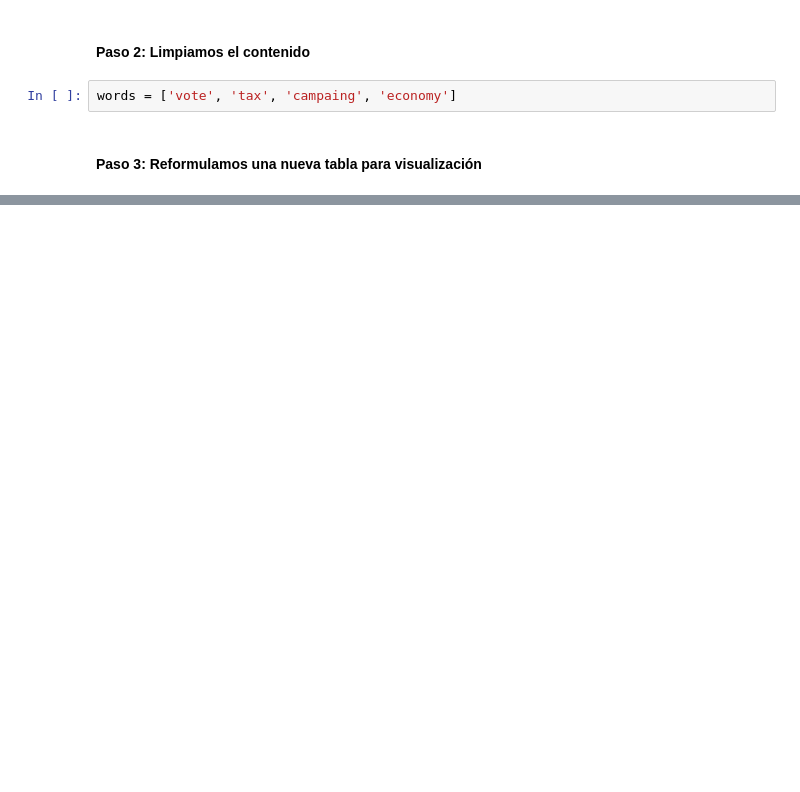
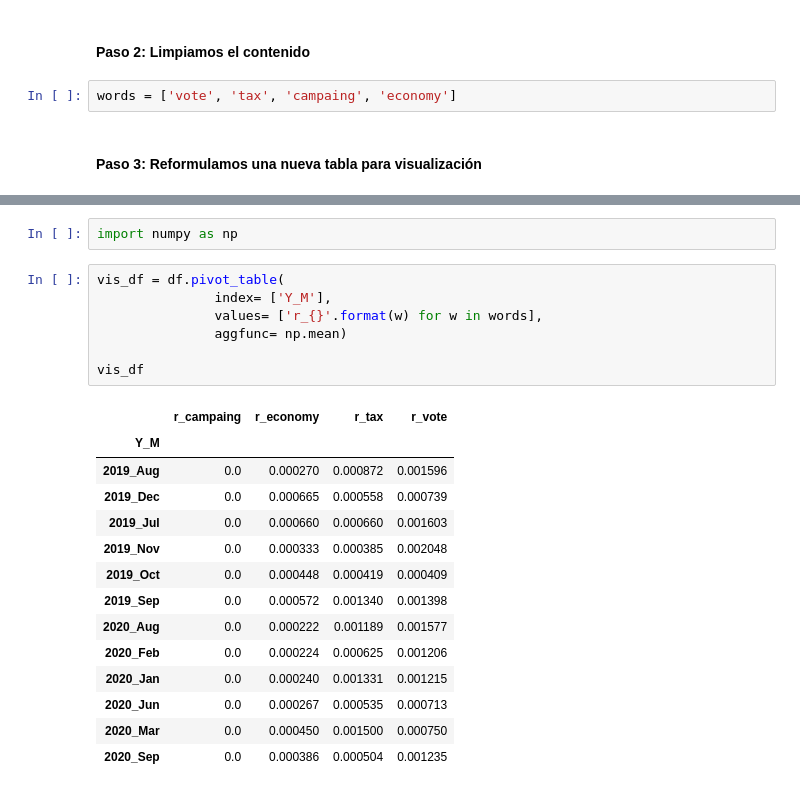
Before and after one commit to PabloAndree/Python_PA, a Jupyter notebook: [StudentView]_Lab3_Data_Cleaning.ipynb, the cells around one changed output, grey strips where cells are left out. Saved outputs shown, nothing was run; the diff lists cells and outputs as text; blank space fills up the shorter version.

```diff
--- a/[StudentView]_Lab3_Data_Cleaning.ipynb
+++ b/[StudentView]_Lab3_Data_Cleaning.ipynb
@@ -230,0 +275,24 @@ print(resultado)
+# %%
+import numpy as np
+# %%
+vis_df = df.pivot_table(
+               index= ['Y_M'],
+               values= ['r_{}'.format(w) for w in words],
+               aggfunc= np.mean)
+
+vis_df
+# %% [output]
+|  | r_campaing | r_economy | r_tax | r_vote |
+| Y_M |  |  |  |  |
+| 2019_Aug | 0.0 | 0.000270 | 0.000872 | 0.001596 |
+| 2019_Dec | 0.0 | 0.000665 | 0.000558 | 0.000739 |
+| 2019_Jul | 0.0 | 0.000660 | 0.000660 | 0.001603 |
+| 2019_Nov | 0.0 | 0.000333 | 0.000385 | 0.002048 |
+| 2019_Oct | 0.0 | 0.000448 | 0.000419 | 0.000409 |
+| 2019_Sep | 0.0 | 0.000572 | 0.001340 | 0.001398 |
+| 2020_Aug | 0.0 | 0.000222 | 0.001189 | 0.001577 |
+| 2020_Feb | 0.0 | 0.000224 | 0.000625 | 0.001206 |
+| 2020_Jan | 0.0 | 0.000240 | 0.001331 | 0.001215 |
+| 2020_Jun | 0.0 | 0.000267 | 0.000535 | 0.000713 |
+| 2020_Mar | 0.0 | 0.000450 | 0.001500 | 0.000750 |
+| 2020_Sep | 0.0 | 0.000386 | 0.000504 | 0.001235 |
```
Also changed, not shown: parts of 5 cells of this notebook.
